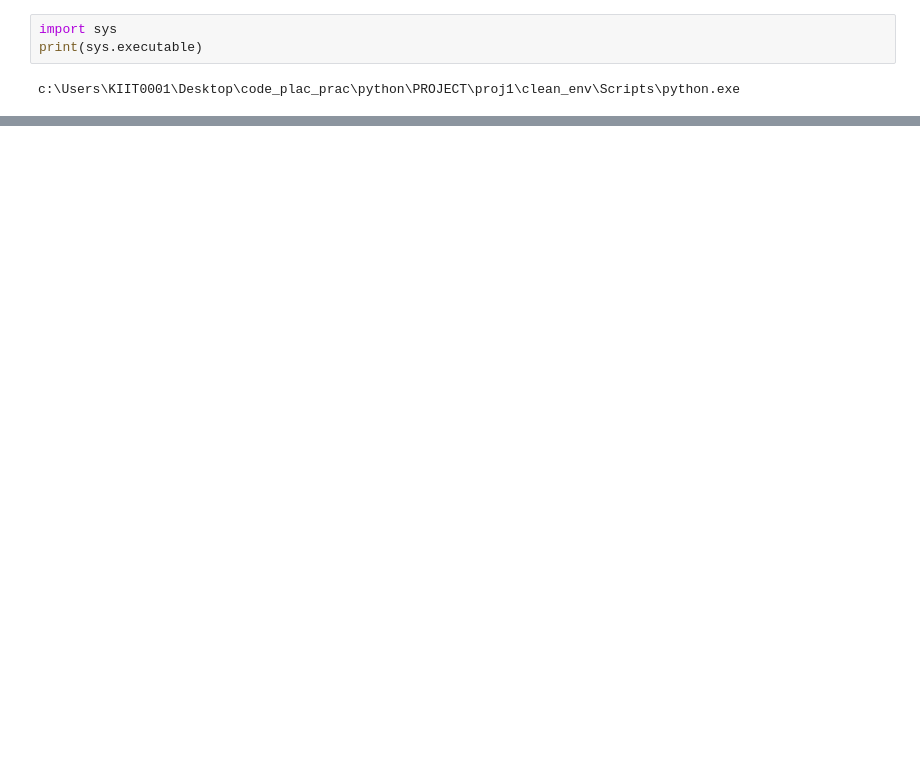
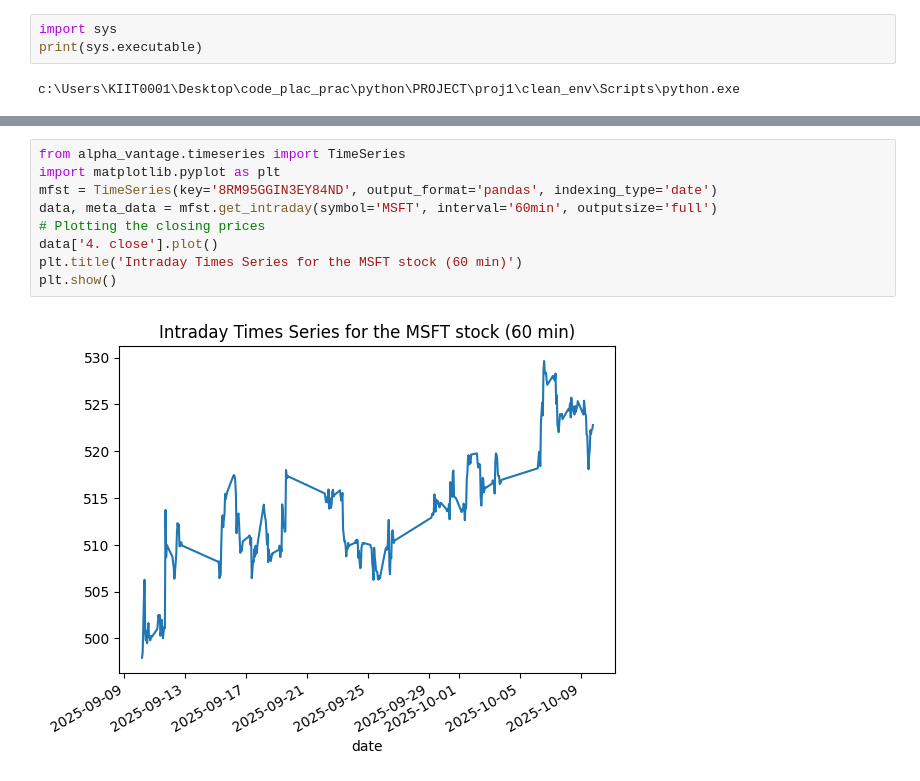
Before and after one commit to 2PDevansh/stock-forecasting-app, a Jupyter notebook: alpha_vintage.ipynb, the cells around one changed output, grey strips where cells are left out. Saved outputs shown, nothing was run; the diff lists cells and outputs as text; blank space fills up the shorter version.

```diff
--- a/alpha_vintage.ipynb
+++ b/alpha_vintage.ipynb
@@ -129,0 +243,11 @@ plt.show()
+# %%
+from alpha_vantage.timeseries import TimeSeries
+import matplotlib.pyplot as plt
+mfst = TimeSeries(key='8RM95GGIN3EY84ND', output_format='pandas', indexing_type='date')
+data, meta_data = mfst.get_intraday(symbol='MSFT', interval='60min', outputsize='full')
+# Plotting the closing prices
+data['4. close'].plot()
+plt.title('Intraday Times Series for the MSFT stock (60 min)')
+plt.show()
+# %% [output]
+[figure, added]
```
Also changed, not shown: parts of 9 cells of this notebook, 17 other files.
